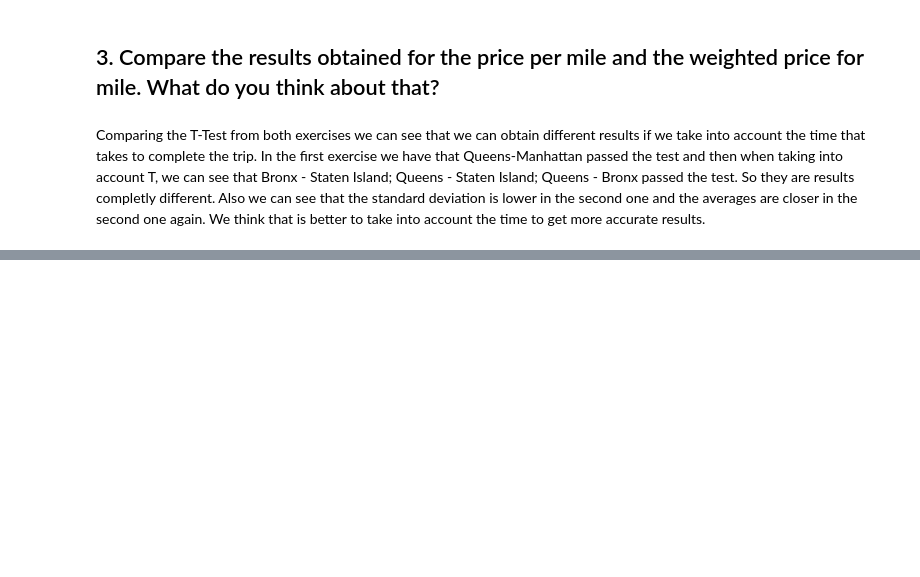
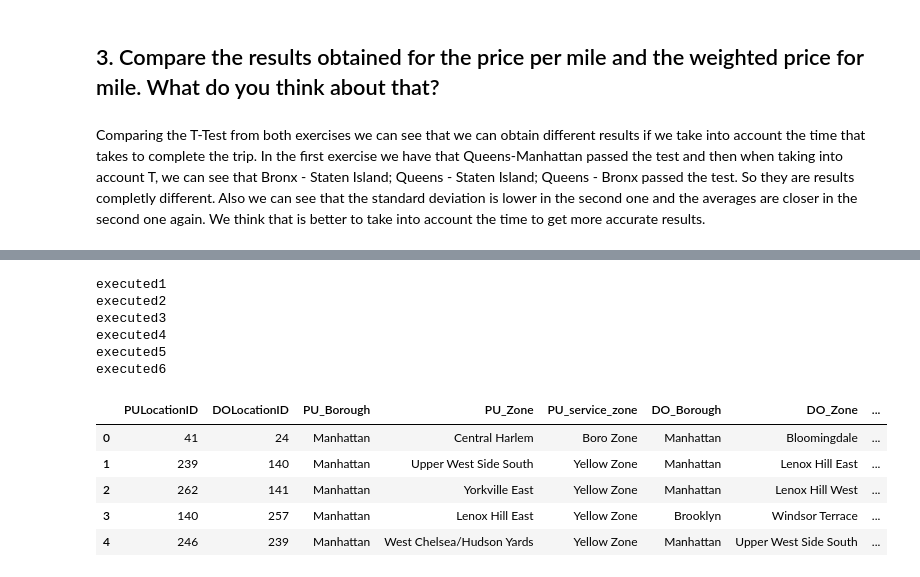
Before and after one commit to sanxlop/ADM-HW2-21, a Jupyter notebook: Homework_2.ipynb, the cells around one changed output, grey strips where cells are left out. Drawn from its saved outputs; the diff is of its cells as text; code cells hidden in the pictures; blank space fills up the shorter version.

```diff
--- a/Homework_2.ipynb
+++ b/Homework_2.ipynb
@@ -1197,0 +1235,44 @@ Queens - Bronx passed the test. So they are results completly different. Also we
+# %%
+tmp = []
+
+#Repeat for every file
+for csv in range(1,7):
+    taxidata = None
+    rq2 = None
+
+    # Loading CSV file
+    taxi_data = pd.read_csv('data/yellow_tripdata_2018-0'+str(csv)+'.csv',
+                            sep=',',
+                            encoding='latin1',
+                            usecols = ['tpep_pickup_datetime','PULocationID','DOLocationID']) #, nrows = 100000
+
+
+    # Cleaning Data filtering just for the actual days of the month
+    rq2 = taxi_data[(taxi_data['tpep_pickup_datetime'] >= '2018-0'+str(csv)+'-01') &
+                    (taxi_data['tpep_pickup_datetime'] <= '2018-0'+str(csv)+'-31')]
+
+    tmp.append(rq2)
+    print("executed"+str(csv))
+    del rq2
+
+taxi_data = pd.concat([*tmp])
+#
+del tmp
+taxi_data = taxi_data.drop('tpep_pickup_datetime', axis = 1)
+taxi_zone_lookup = pd.read_csv('data/taxi_zone_lookup.csv', sep=',', encoding='latin1')
+taxi_data = taxi_data.join(taxi_zone_lookup.set_index('LocationID').add_prefix('PU_'), on='PULocationID')
+taxi_data = taxi_data.join(taxi_zone_lookup.set_index('LocationID').add_prefix('DO_'), on='DOLocationID')
+taxi_data.head(5)
+# %% [output]
+executed1
+executed2
+executed3
+executed4
+executed5
+executed6
+|  | PULocationID | DOLocationID | PU_Borough | PU_Zone | PU_service_zone | DO_Borough | DO_Zone | ... |
+| 0 | 41 | 24 | Manhattan | Central Harlem | Boro Zone | Manhattan | Bloomingdale | ... |
+| 1 | 239 | 140 | Manhattan | Upper West Side South | Yellow Zone | Manhattan | Lenox Hill East | ... |
+| 2 | 262 | 141 | Manhattan | Yorkville East | Yellow Zone | Manhattan | Lenox Hill West | ... |
+| 3 | 140 | 257 | Manhattan | Lenox Hill East | Yellow Zone | Brooklyn | Windsor Terrace | ... |
+| 4 | 246 | 239 | Manhattan | West Chelsea/Hudson Yards | Yellow Zone | Manhattan | Upper West Side South | ... |
```
Also changed, not shown: parts of 64 cells of this notebook, 1 other file.
